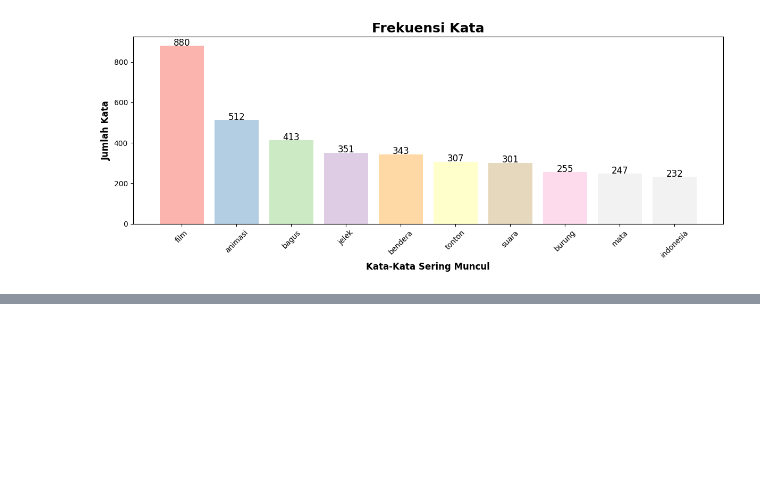
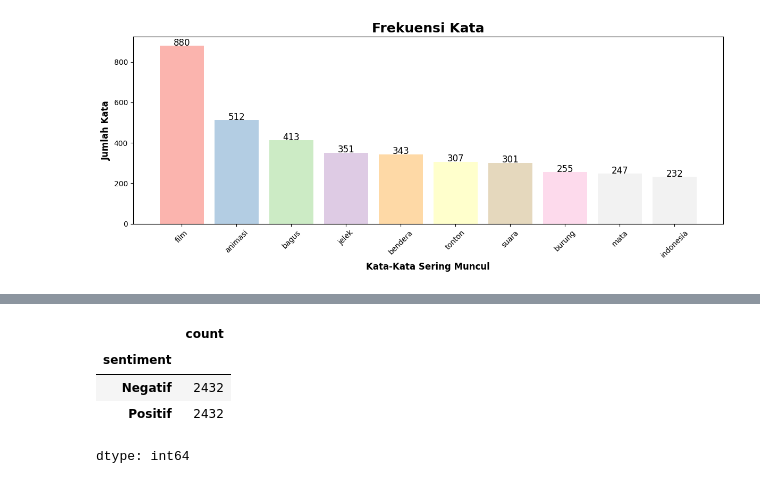
Before and after one commit to Spyrx4/analisis_sentimen_merahputih_oneforall, a Jupyter notebook: notebook/Proses_data_new.ipynb, the cells around one changed output, grey strips where cells are left out. Cells and saved outputs as stored; diff of their text form; code cells hidden in the pictures; blank space fills up the shorter version.

```diff
--- a/notebook/Proses_data_new.ipynb
+++ b/notebook/Proses_data_new.ipynb
@@ -999,0 +633,16 @@ weighted avg       0.76      0.77      0.76       903
+# %%
+vectorizer = TfidfVectorizer()
+x_train_vectorized = vectorizer.fit_transform(x_train)
+x_test_vectorized = vectorizer.transform(x_test)
+# %%
+from imblearn.over_sampling import SMOTE
+smote = SMOTE(random_state=42)
+x_train_vectorized, y_train = smote.fit_resample(x_train_vectorized, y_train)
+# %%
+y_train.value_counts()
+# %% [output]
+|  | count |
+| sentiment |  |
+| Negatif | 2432 |
+| Positif | 2432 |
+dtype: int64
```
Also changed, not shown: parts of 59 cells of this notebook.
